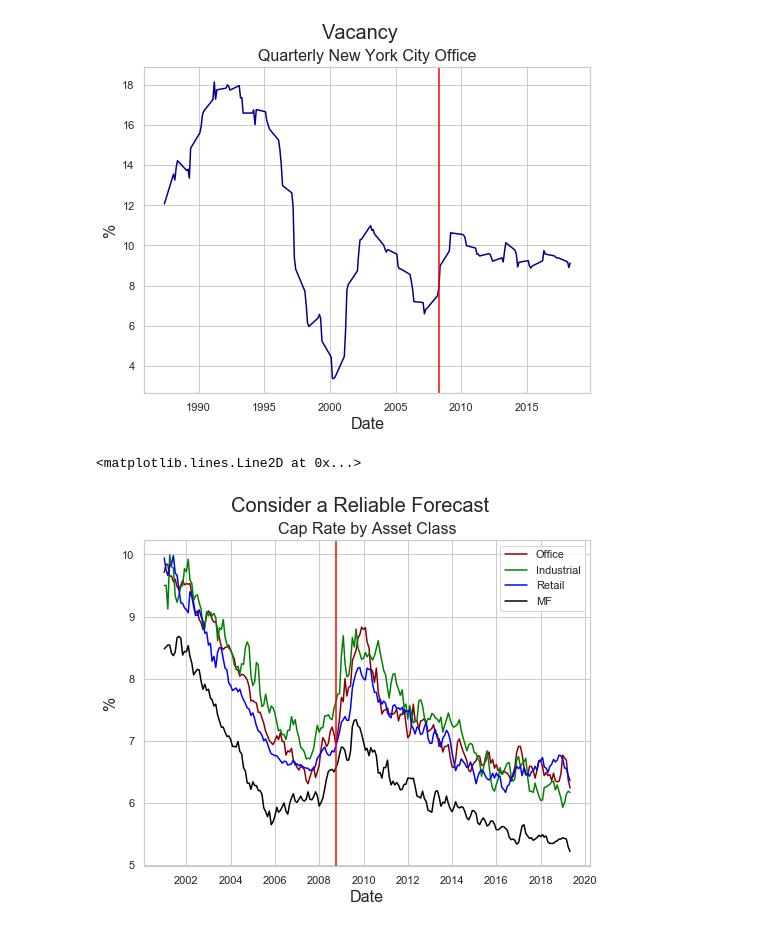
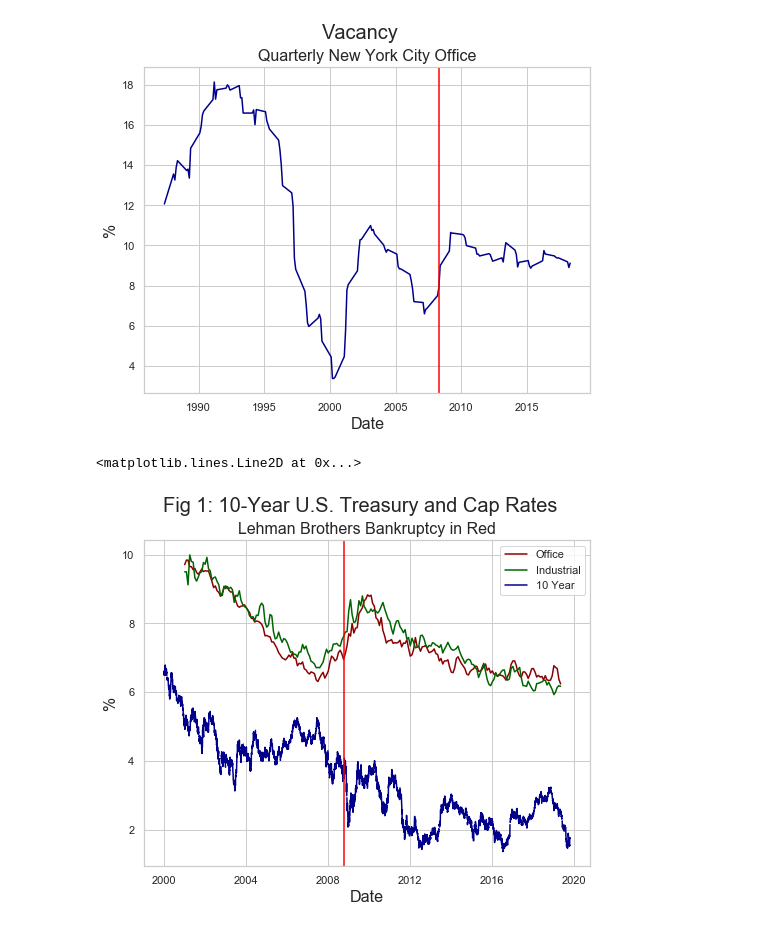
Before and after one commit to thsavage/Hirsh-Fellows-Real-Estate-Finance, a Jupyter notebook: Hirsh Scholars An Assessment of the Current State of Real Estate.ipynb, the cells around one changed output. Drawn from its saved outputs; the diff is of its cells as text; code cells hidden in the pictures.

```diff
--- a/Hirsh Scholars An Assessment of the Current State of Real Estate.ipynb
+++ b/Hirsh Scholars An Assessment of the Current State of Real Estate.ipynb
@@ -285,16 +285,17 @@ plt.axvline(2008.3, color="red")
 [figure]
 # %%
 plt.figure(figsize = (8, 6))
-plt.suptitle("Consider a Reliable Forecast", fontsize=20)
-plt.title("Cap Rate by Asset Class", fontsize=16)
+plt.suptitle("Fig 1: 10-Year U.S. Treasury and Cap Rates", fontsize=20)
+plt.title('Lehman Brothers Bankruptcy in Red', fontsize=16)
 plt.plot(cap_rates['O'], label='Office', c='darkred')
-plt.plot(cap_rates['I'], label='Industrial', c='green')
-plt.plot(cap_rates['R'], label='Retail', c='blue')
-plt.plot(cap_rates['M'], label='MF', c='black')
+plt.plot(cap_rates['I'], label='Industrial', c='darkgreen')
+#plt.plot(cap_rates['R'], label='Retail', c='darkblue')
+#plt.plot(cap_rates['M'], label='MF', c='purple')
+plt.plot(ten_year, label="10 Year", c='darkblue')
 plt.legend()
 plt.xlabel('Date', fontsize=16)
 plt.ylabel('%', fontsize=16)
 plt.axvline(dt.datetime(2008, 10, 1), color="red")
 # %% [output]
 <matplotlib.lines.Line2D at 0x...>
-[figure, old version]
+[figure, new version]
```
Also changed, not shown: parts of 3 cells of this notebook.
